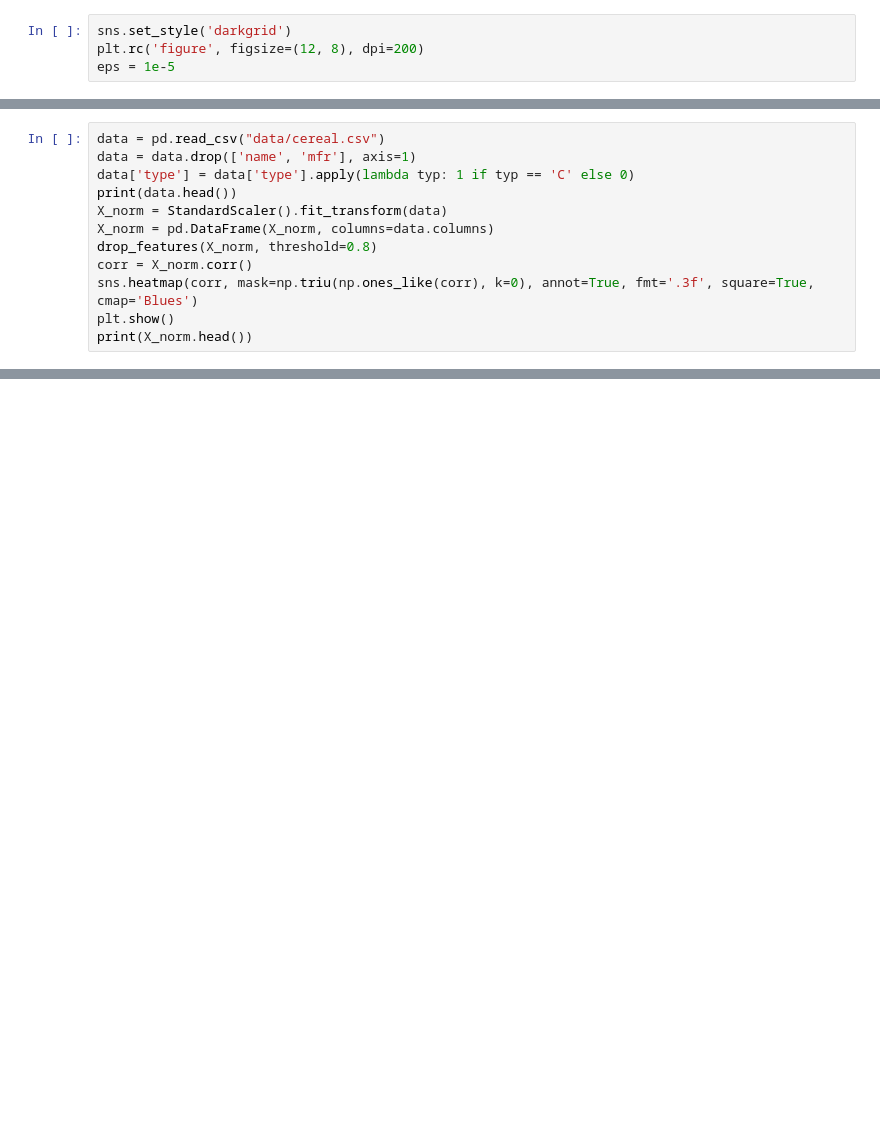
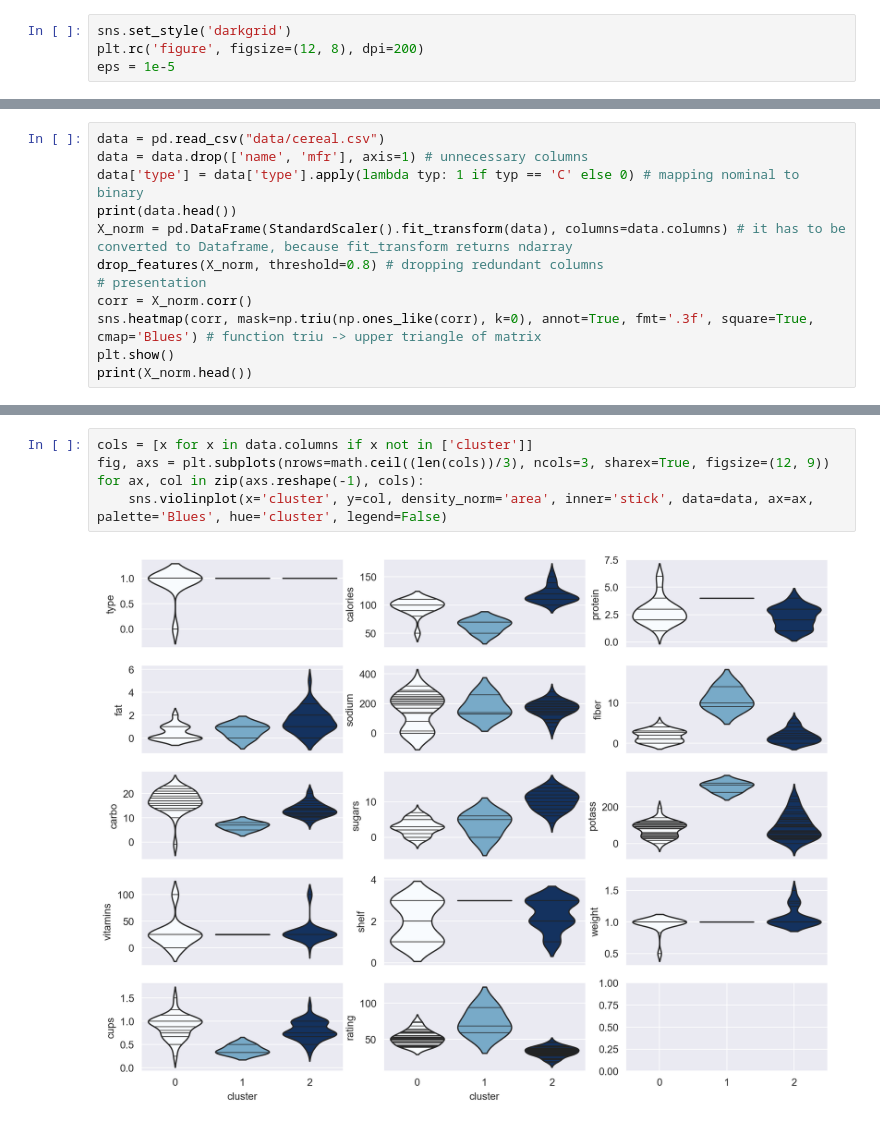
Before and after one commit to KarolWes/Introduction_to_Machine_Learning_and_Neural_Networks, a Jupyter notebook: k-means.ipynb, the cells around one changed output, grey strips where cells are left out. Drawn from its saved outputs; the diff is of its cells as text; blank space fills up the shorter version.

```diff
--- a/k-means.ipynb
+++ b/k-means.ipynb
@@ -26,0 +61,12 @@ eps = 1e-5
+# %%
+data = pd.read_csv("data/cereal.csv")
+data = data.drop(['name', 'mfr'], axis=1) # unnecessary columns
+data['type'] = data['type'].apply(lambda typ: 1 if typ == 'C' else 0) # mapping nominal to binary
+print(data.head())
+X_norm = pd.DataFrame(StandardScaler().fit_transform(data), columns=data.columns) # it has to be converted to Dataframe, because fit_transform returns ndarray
+drop_features(X_norm, threshold=0.8) # dropping redundant columns
+# presentation
+corr = X_norm.corr()
+sns.heatmap(corr, mask=np.triu(np.ones_like(corr), k=0), annot=True, fmt='.3f', square=True, cmap='Blues') # function triu -> upper triangle of matrix
+plt.show()
+print(X_norm.head())
@@ -68,12 +135,0 @@ def drop_features(data:pd.DataFrame, threshold:float):
-# %%
-data = pd.read_csv("data/cereal.csv")
-data = data.drop(['name', 'mfr'], axis=1)
-data['type'] = data['type'].apply(lambda typ: 1 if typ == 'C' else 0)
-print(data.head())
-X_norm = StandardScaler().fit_transform(data)
-X_norm = pd.DataFrame(X_norm, columns=data.columns)
-drop_features(X_norm, threshold=0.8)
-corr = X_norm.corr()
-sns.heatmap(corr, mask=np.triu(np.ones_like(corr), k=0), annot=True, fmt='.3f', square=True, cmap='Blues')
-plt.show()
-print(X_norm.head())
@@ -85,0 +153,7 @@ for aff, count in zip(*np.unique(affiliation, return_counts=True)):
+# %%
+cols = [x for x in data.columns if x not in ['cluster']]
+fig, axs = plt.subplots(nrows=math.ceil((len(cols))/3), ncols=3, sharex=True, figsize=(12, 9))
+for ax, col in zip(axs.reshape(-1), cols):
+    sns.violinplot(x='cluster', y=col, density_norm='area', inner='stick', data=data, ax=ax, palette='Blues', hue='cluster', legend=False)
+# %% [output]
+[figure, added]
```
Also changed, not shown: parts of 14 cells of this notebook.
